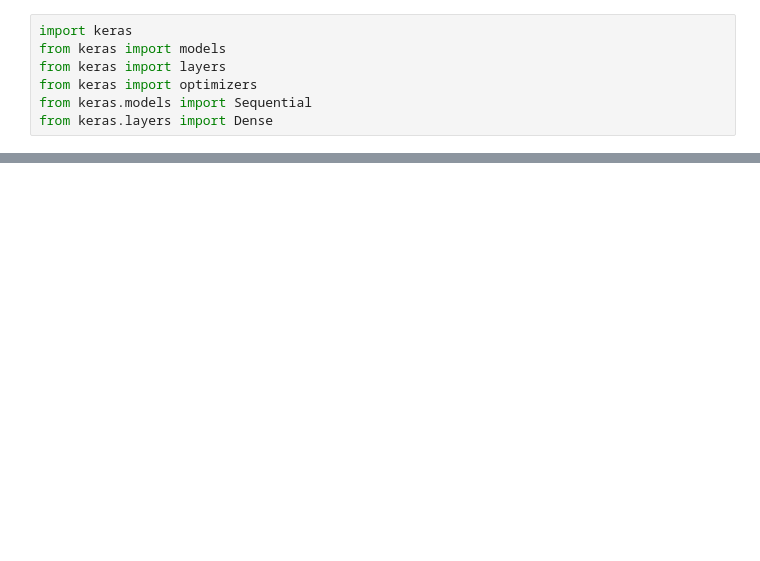
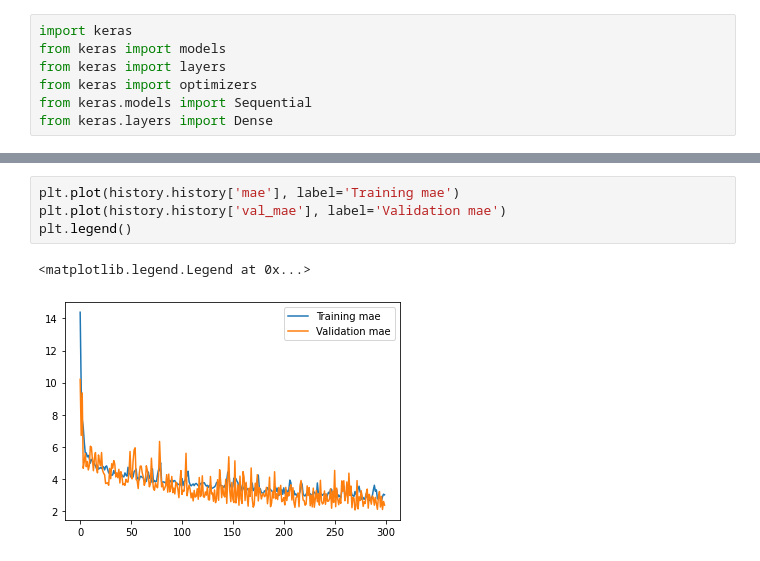
Before and after one commit to sakerajunior/ptpjb, a Jupyter notebook: 13 - Introduction to Deep Learning.ipynb, the cells around one changed output, grey strips where cells are left out. Drawn from its saved outputs; the diff is of its cells as text; blank space fills up the shorter version.

```diff
--- a/13 - Introduction to Deep Learning.ipynb
+++ b/13 - Introduction to Deep Learning.ipynb
@@ -322,2 +269,9 @@ plt.legend()
+# %%
+plt.plot(history.history['mae'], label='Training mae')
+plt.plot(history.history['val_mae'], label='Validation mae')
+plt.legend()
+# %% [output]
+<matplotlib.legend.Legend at 0x...>
+[figure, added]
 # %%
 # Mean Squared Error (MSE) test data
```
Also changed, not shown: parts of 48 cells of this notebook, 1 other file.
